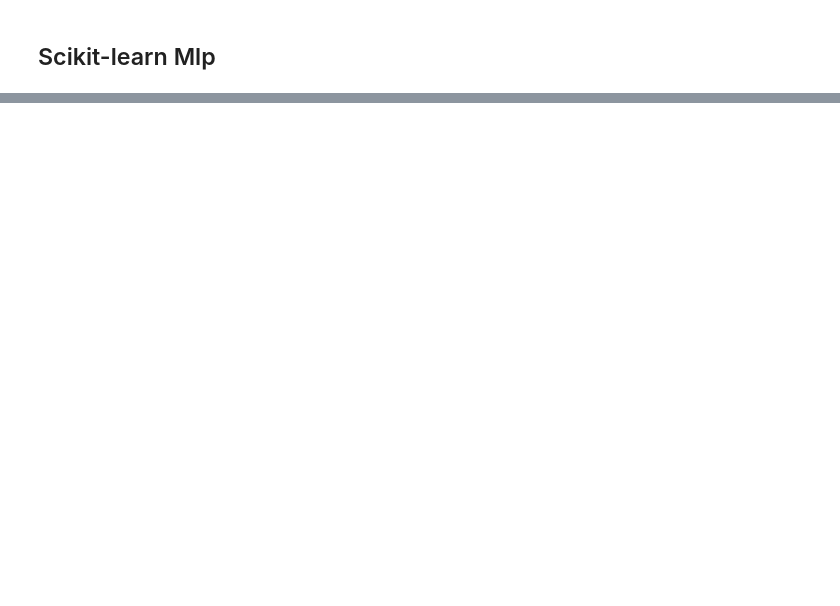
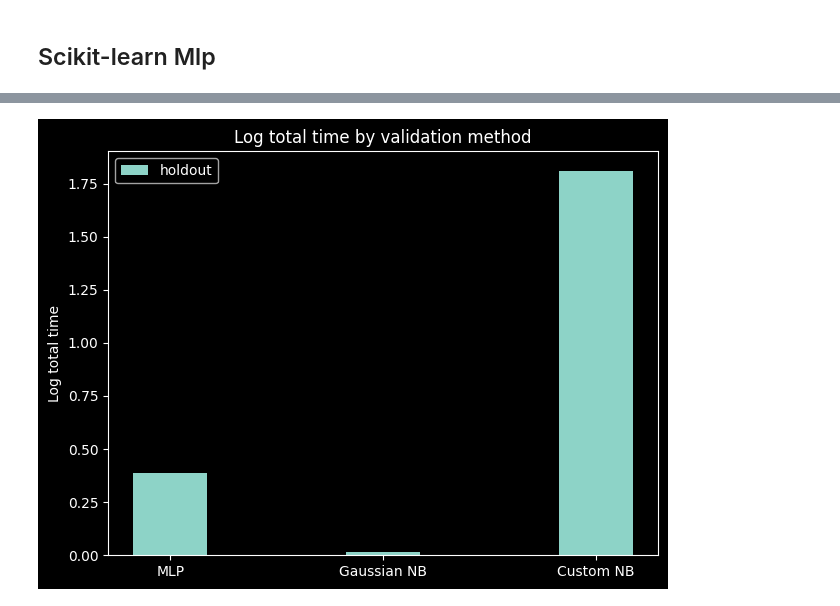
Before and after one commit to r-gg/ml-37, a Jupyter notebook: Exercise 2/NaiveBayes/NB-Bankrupcy.ipynb, the cells around one changed output, grey strips where cells are left out. Drawn from its saved outputs; the diff is of its cells as text; code cells hidden in the pictures; blank space fills up the shorter version.

```diff
--- a/Exercise 2/NaiveBayes/NB-Bankrupcy.ipynb
+++ b/Exercise 2/NaiveBayes/NB-Bankrupcy.ipynb
@@ -312,0 +427,14 @@ Answer these points:
+# %%
+fig, ax = plt.subplots()
+rects1 = ax.bar(x , np.log(1 + results_comp_hw.loc[results_comp_hw['val'] == 'Holdout', 'total_time (sec)']), width, label='holdout')
+
+# Add some text for labels, title and custom x-axis tick labels, etc.
+ax.set_ylabel('Log total time')
+ax.set_title(f'Log total time by validation method')
+ax.set_xticks(x)
+ax.set_xticklabels(labels)
+ax.legend()
+
+fig.tight_layout()
+# %% [output]
+[figure, added]
```
Also changed, not shown: parts of 22 cells of this notebook, 5 other files.
